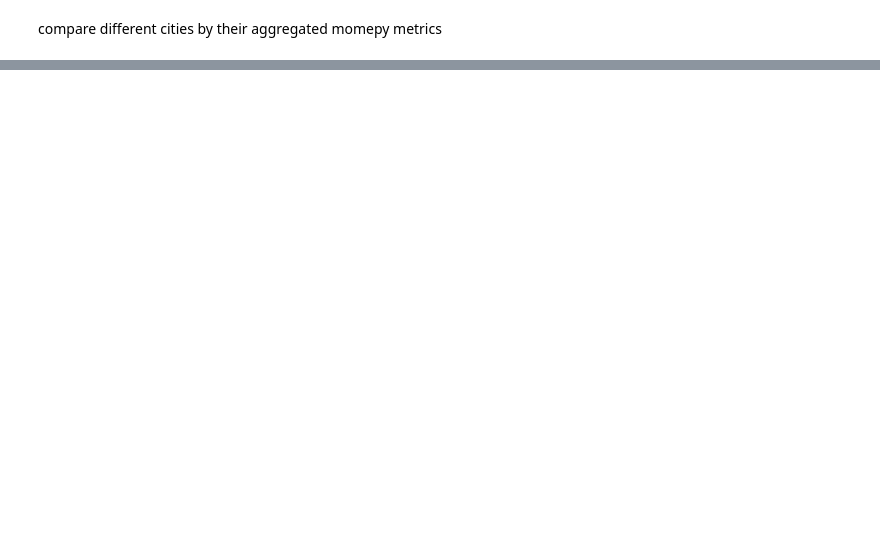
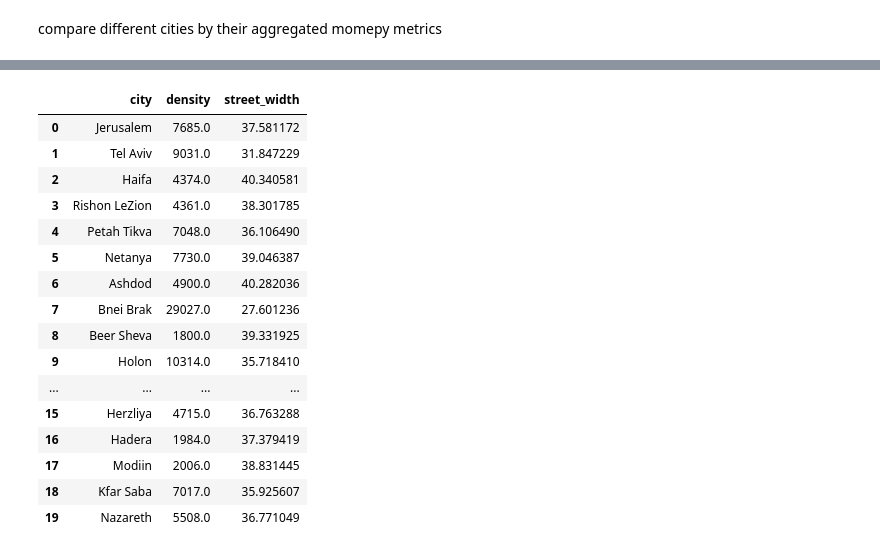
Before and after one commit to amirkl91/ClusterOn, a Jupyter notebook: city_metrics.ipynb, the cells around one changed output, grey strips where cells are left out. Cells and saved outputs as stored; diff of their text form; code cells hidden in the pictures; blank space fills up the shorter version.

```diff
--- a/city_metrics.ipynb
+++ b/city_metrics.ipynb
@@ -134,3 +219,23 @@ col1, col2 = correlation_df.iloc[i]['col2'], correlation_df.iloc[i]['col1']
+# %%
+city_props[['city', 'density', 'street_width']]
+# %% [output]
+|  | city | density | street_width |
+| 0 | Jerusalem | 7685.0 | 37.581172 |
+| 1 | Tel Aviv | 9031.0 | 31.847229 |
+| 2 | Haifa | 4374.0 | 40.340581 |
+| 3 | Rishon LeZion | 4361.0 | 38.301785 |
+| 4 | Petah Tikva | 7048.0 | 36.106490 |
+| 5 | Netanya | 7730.0 | 39.046387 |
+| 6 | Ashdod | 4900.0 | 40.282036 |
+| 7 | Bnei Brak | 29027.0 | 27.601236 |
+| 8 | Beer Sheva | 1800.0 | 39.331925 |
+| 9 | Holon | 10314.0 | 35.718410 |
+| ... | ... | ... | ... |
+| 15 | Herzliya | 4715.0 | 36.763288 |
+| 16 | Hadera | 1984.0 | 37.379419 |
+| 17 | Modiin | 2006.0 | 38.831445 |
+| 18 | Kfar Saba | 7017.0 | 35.925607 |
+| 19 | Nazareth | 5508.0 | 36.771049 |
 # %%
 # Old code, I'm keeping it here for reference
 # add the cities database from Wikipedia
```
Also changed, not shown: parts of 8 cells of this notebook.
